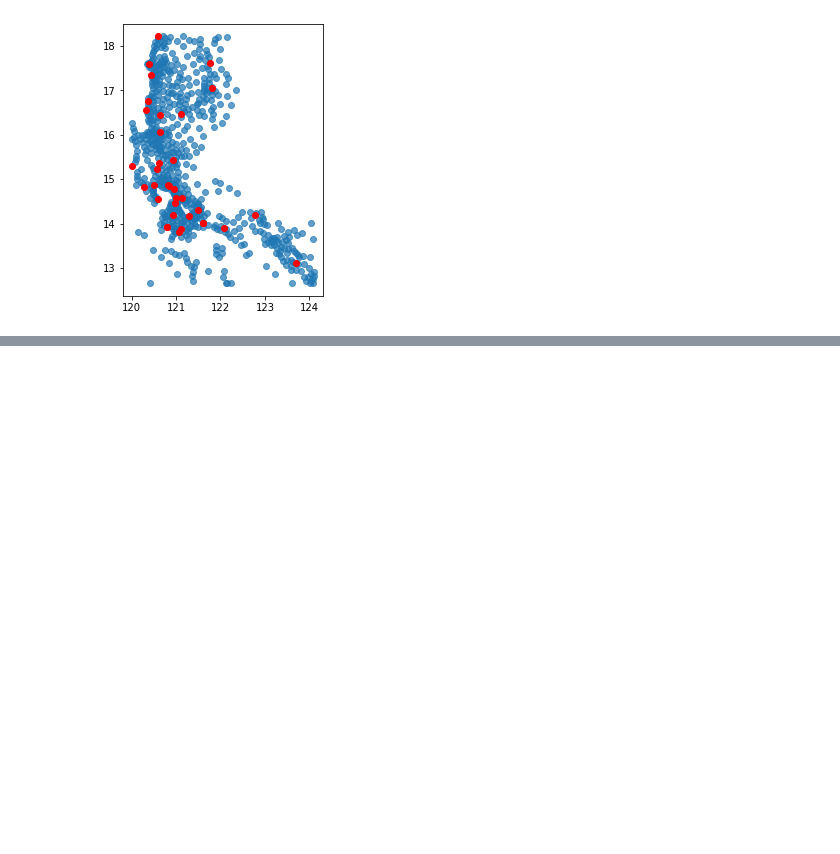
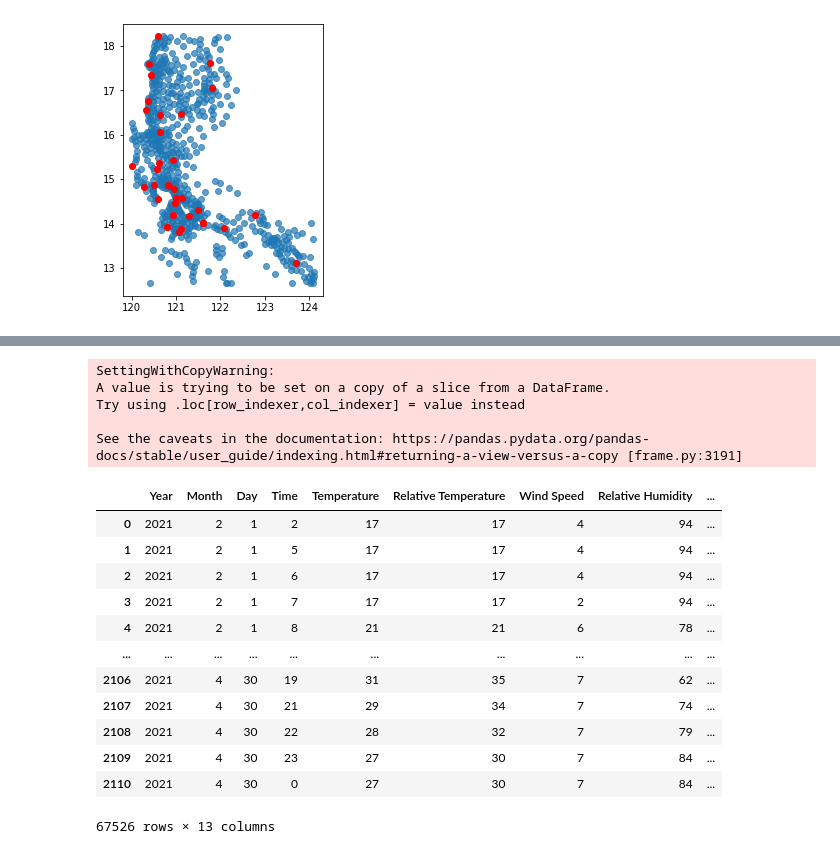
Before and after one commit to ralphcaubalejo/Geospatial-Analysis-Project, a Jupyter notebook: substation_jojie.ipynb, the cells around one changed output, grey strips where cells are left out. Drawn from its saved outputs; the diff is of its cells as text; code cells hidden in the pictures; blank space fills up the shorter version.

Commit message:
with working dataset, 98%acc

```diff
--- a/substation_jojie.ipynb
+++ b/substation_jojie.ipynb
@@ -423,0 +555,64 @@ Name: name, dtype: object
+# %%
+def clouds_h(x):
+    try:
+        x1 = re.findall(r'([0-9]+)m',x)[0]
+    except:
+        x1 = None
+
+    return x1
+# %%
+def pres(x):
+    try:
+        x1 = re.findall(r'([0-9]+?)\.0mb',x)[0]
+    except:
+        x1 = None
+
+    return x1
+# %%
+def timex(x):
+    try:
+        x1 = re.sub(r':[0-9][0-9]','',x)
+    except:
+        x1 = None
+
+    return x1
+# %%
+from glob import glob
+filepaths = glob('datasets/weather/*')
+wf = pd.DataFrame()
+for x in filepaths:
+    df = pd.read_csv(x).drop(['Unnamed: 0','Unnamed: 0.1','Wind Gust','Date'],axis=1)
+    df['City']= re.findall(r'weather/(.+?)_',x)[0]
+    df['Time'] = df.Time.apply(timex)
+    df['Temperature'] = df.Temperature.str.replace("°C",'')
+    df['Relative Temperature'] = df['Relative Temperature'].str.replace("°C",'')
+    df['Relative Humidity'] = df['Relative Humidity'].str.replace("%",'')
+    df['Dew Point'] = df['Dew Point'].str.replace("°C",'')
+    df['Pressure'] = df['Pressure'].apply(pres)
+    df['Wind Speed'] = df['Wind Speed'].apply(findspeed)
+    df['clouds'] = df['Condition'].apply(clouds)
+    df['clods_height'] = df['Condition'].apply(clouds_h)
+    df = df.drop(['Condition'],axis=1)
+    wf = wf.append(df)
+wf2 = wf[wf['City'].isin(df5['shp_province'])]
+wf2[['Year','Month','Day','Time']] =wf2[['Year','Month','Day','Time']].astype('int32')
+wf2
+# %% [output]
+SettingWithCopyWarning:
+A value is trying to be set on a copy of a slice from a DataFrame.
+Try using .loc[row_indexer,col_indexer] = value instead
+
+See the caveats in the documentation: https://pandas.pydata.org/pandas-docs/stable/user_guide/indexing.html#returning-a-view-versus-a-copy [frame.py:3191]
+|  | Year | Month | Day | Time | Temperature | Relative Temperature | Wind Speed | Relative Humidity | ... |
+| 0 | 2021 | 2 | 1 | 2 | 17 | 17 | 4 | 94 | ... |
+| 1 | 2021 | 2 | 1 | 5 | 17 | 17 | 4 | 94 | ... |
+| 2 | 2021 | 2 | 1 | 6 | 17 | 17 | 4 | 94 | ... |
+| 3 | 2021 | 2 | 1 | 7 | 17 | 17 | 2 | 94 | ... |
+| 4 | 2021 | 2 | 1 | 8 | 21 | 21 | 6 | 78 | ... |
+| ... | ... | ... | ... | ... | ... | ... | ... | ... | ... |
+| 2106 | 2021 | 4 | 30 | 19 | 31 | 35 | 7 | 62 | ... |
+| 2107 | 2021 | 4 | 30 | 21 | 29 | 34 | 7 | 74 | ... |
+| 2108 | 2021 | 4 | 30 | 22 | 28 | 32 | 7 | 79 | ... |
+| 2109 | 2021 | 4 | 30 | 23 | 27 | 30 | 7 | 84 | ... |
+| 2110 | 2021 | 4 | 30 | 0 | 27 | 30 | 7 | 84 | ... |
+67526 rows × 13 columns
```
Also changed, not shown: parts of 60 cells of this notebook.
